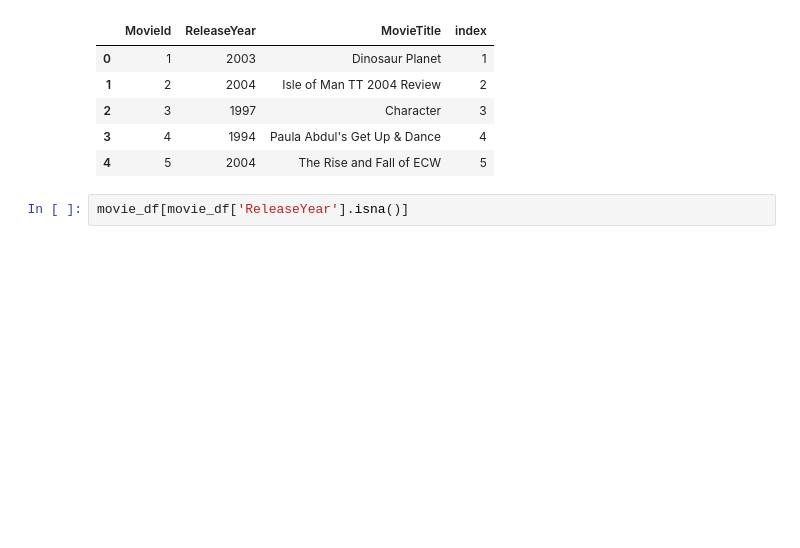
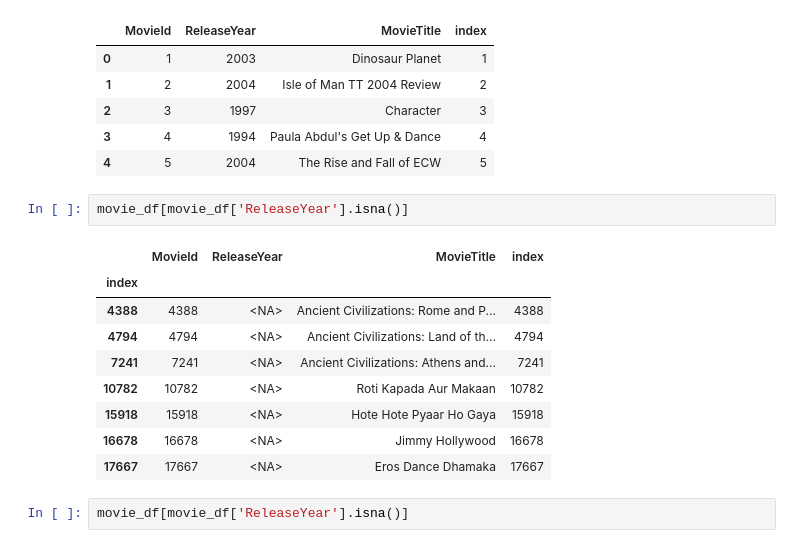
Before and after one commit to adityash97/DataScience, a Jupyter notebook: projects/netflix_data_analysis/pre_process.ipynb, the cells around one changed output. Drawn from its saved outputs; the diff is of its cells as text; blank space fills up the shorter version.

```diff
--- a/projects/netflix_data_analysis/pre_process.ipynb
+++ b/projects/netflix_data_analysis/pre_process.ipynb
@@ -266,6 +290,18 @@ movie_df.head()
 | 2 | 3 | 1997 | Character | 3 |
 | 3 | 4 | 1994 | Paula Abdul's Get Up & Dance | 4 |
 | 4 | 5 | 2004 | The Rise and Fall of ECW | 5 |
+# %%
+movie_df[movie_df['ReleaseYear'].isna()]
+# %% [output]
+|  | MovieId | ReleaseYear | MovieTitle | index |
+| index |  |  |  |  |
+| 4388 | 4388 | <NA> | Ancient Civilizations: Rome and P... | 4388 |
+| 4794 | 4794 | <NA> | Ancient Civilizations: Land of th... | 4794 |
+| 7241 | 7241 | <NA> | Ancient Civilizations: Athens and... | 7241 |
+| 10782 | 10782 | <NA> | Roti Kapada Aur Makaan | 10782 |
+| 15918 | 15918 | <NA> | Hote Hote Pyaar Ho Gaya | 15918 |
+| 16678 | 16678 | <NA> | Jimmy Hollywood | 16678 |
+| 17667 | 17667 | <NA> | Eros Dance Dhamaka | 17667 |
 # %%
 movie_df[movie_df['ReleaseYear'].isna()]
 # %% [output]
```
Also changed, not shown: parts of 4 cells of this notebook.
